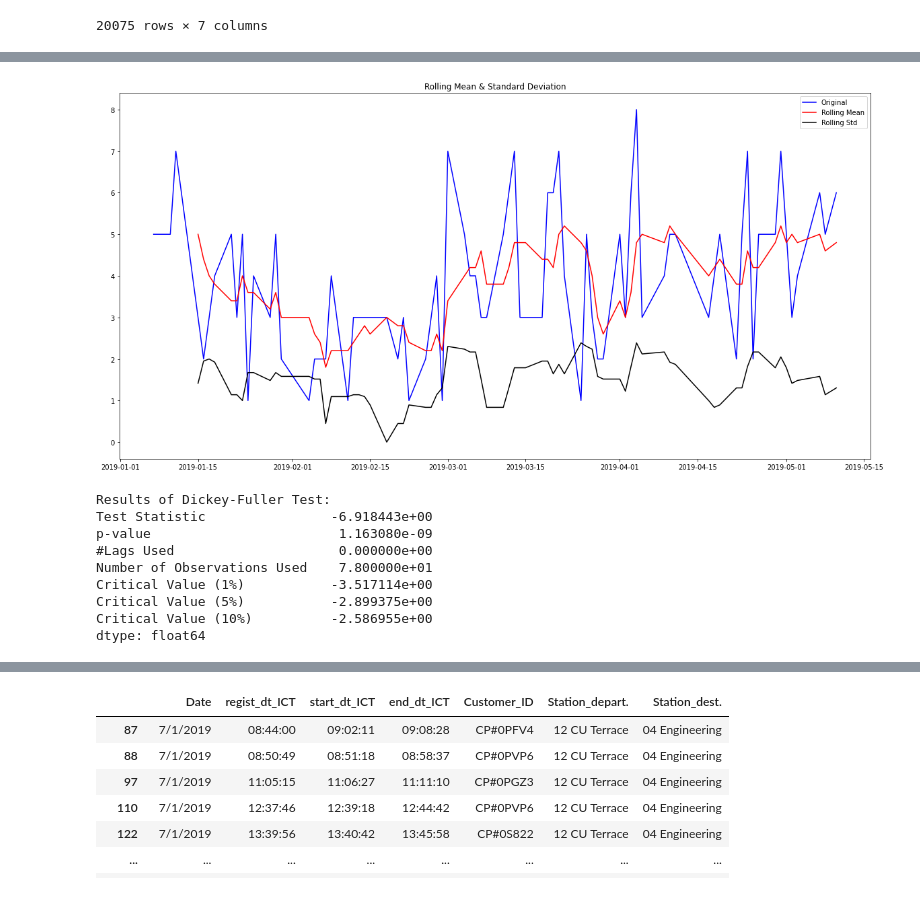
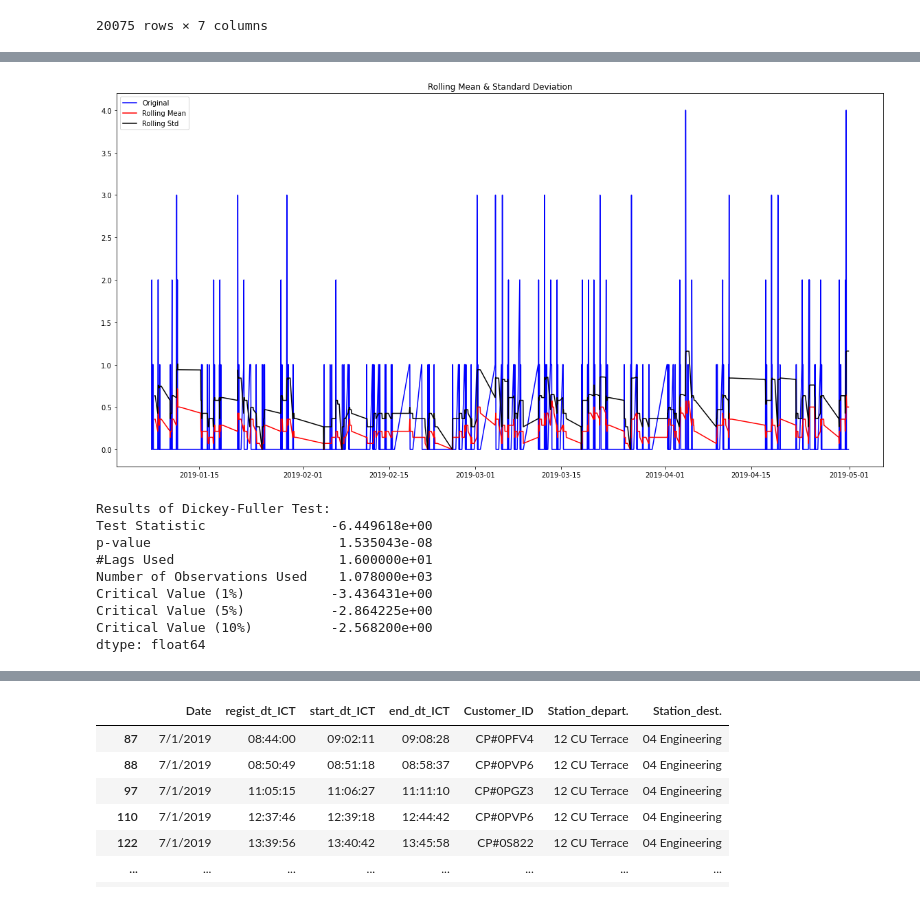
Before and after one commit to winnpm/ha-mo_data_visualization, a Jupyter notebook: Models.ipynb, the cells around one changed output, grey strips where cells are left out. Drawn from its saved outputs; the diff is of its cells as text; code cells hidden in the pictures.

```diff
--- a/Models.ipynb
+++ b/Models.ipynb
@@ -549,8 +525,9 @@ df_od_new
 # %%
-ts = df_od_new['Demand']
-ts_train = ts[:'2019-05-10']
+# ts = df_od_new['Demand']
+ts = df_od_main['Demand']
+ts_train = ts[:'2019-04-30']
 ts_train2 = ts[:'2019-05-23']
-ts_test1 = ts['2019-05-13':'2019-05-23']
+ts_test1 = ts['2019-05-01':'2019-05-23']
 ts_test2 = ts['2019-08-13':]
 # plt.figure(figsize=(20,10))
 # plt.plot(ts_train)
@@ -559,35 +536,35 @@ ts_test2 = ts['2019-08-13':]
 # %%
 def test_stationarity(timeseries):
     #Determing rolling statistics
-    rolmean = timeseries.rolling(window=5).mean()
-    rolstd = timeseries.rolling(window=5).std()
+    rolmean = timeseries.rolling(window=15).mean()
+    rolstd = timeseries.rolling(window=15).std()
     #Plot rolling statistics:
     plt.figure(figsize=(20,10))
     plt.plot(timeseries, color='blue',label='Original')
     plt.plot(rolmean, color='red', label='Rolling Mean')
     plt.plot(rolstd, color='black', label = 'Rolling Std')
     plt.legend(loc='best')
     plt.title('Rolling Mean & Standard Deviation')
     plt.show()
     #Perform Dickey-Fuller test:
     print('Results of Dickey-Fuller Test:')
     dftest = adfuller(timeseries, autolag='AIC')
     dfoutput = pd.Series(dftest[0:4], index=['Test Statistic','p-value','#Lags Used','Number of Observations Used'])
     for key,value in dftest[4].items():
         dfoutput['Critical Value (%s)'%key] = value
     print(dfoutput)
 
 test_stationarity(ts_train)
 # %% [output]
-[figure, old version]
+[figure, new version]
 Results of Dickey-Fuller Test:
-Test Statistic                -6.918443e+00
-p-value                        1.163080e-09
-#Lags Used                     0.000000e+00
-Number of Observations Used    7.800000e+01
-Critical Value (1%)           -3.517114e+00
-Critical Value (5%)           -2.899375e+00
-Critical Value (10%)          -2.586955e+00
+Test Statistic                -6.449618e+00
+p-value                        1.535043e-08
+#Lags Used                     1.600000e+01
+Number of Observations Used    1.078000e+03
+Critical Value (1%)           -3.436431e+00
+Critical Value (5%)           -2.864225e+00
+Critical Value (10%)          -2.568200e+00
 dtype: float64
 # %%
 ts_log = np.log(ts_train)
```
Also changed, not shown: parts of 38 cells of this notebook.
